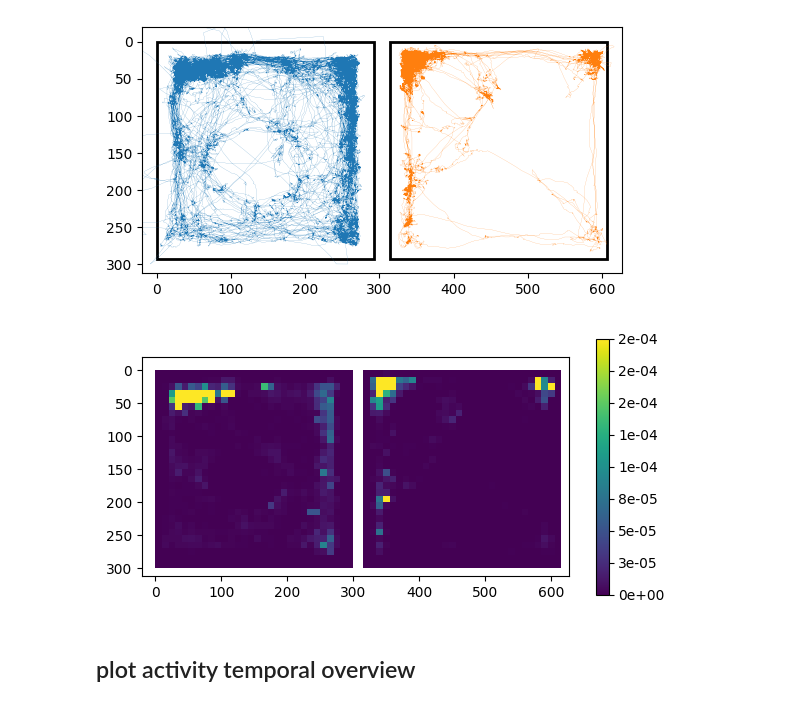
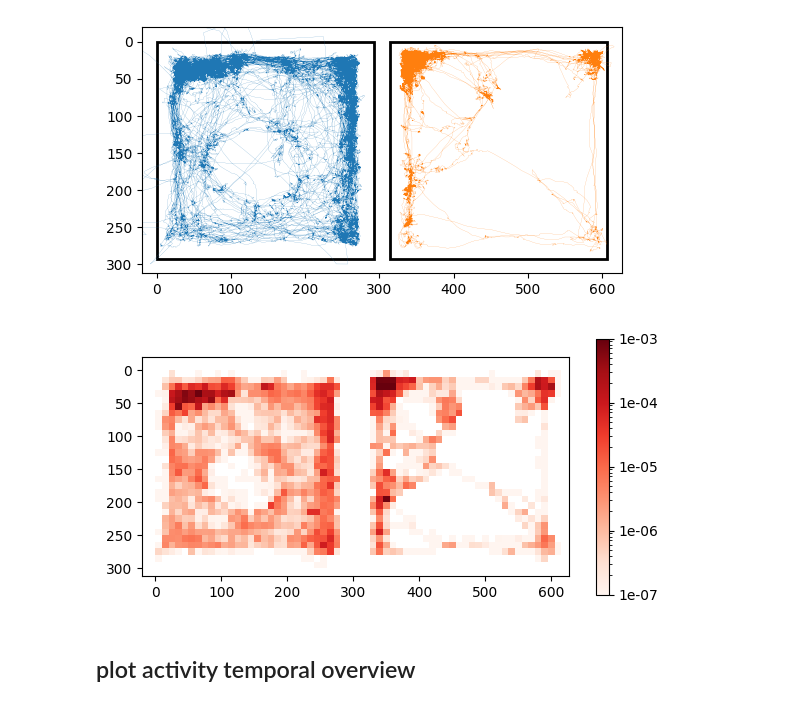
Before and after one commit to ckarageorgkaneen/mousesong, a Jupyter notebook: plot_position.ipynb, the cells around one changed output. Saved outputs shown, nothing was run; the diff lists cells and outputs as text; code cells hidden in the pictures.

Commit message:
Pass log norm to position heatmap

```diff
--- a/plot_position.ipynb
+++ b/plot_position.ipynb
@@ -138,8 +139,8 @@ plt.show()
 # %%
 fig, ax = plt.subplots(figsize=(6, 3))
 bin_size = 10
-vmin = 0
-vmax = 0.0002
+vmin=1e-7
+vmax=1e-3
 l_x_edges = np.arange(
     l_coords_world["x"], l_coords_world["x"] + l_coords_world["w"] + bin_size, bin_size
 )
@@ -148,38 +149,38 @@ l_y_edges = np.arange(
 )
 r_x_edges = np.arange(
     r_coords_world["x"], r_coords_world["x"] + r_coords_world["w"] + bin_size, bin_size
 )
 r_y_edges = np.arange(
     r_coords_world["y"], r_coords_world["y"] + r_coords_world["h"] + bin_size, bin_size
 )
 l_heatmap = ax.hist2d(
     l_spineM_world[:, 0],
     l_spineM_world[:, 1],
     bins=(l_x_edges, l_y_edges),
     density=True,
-    vmin=vmin,
-    vmax=vmax,
+    cmap='Reds',
+    norm=mcolors.LogNorm(vmin=vmin, vmax=vmax),
 )
 r_heatmap = ax.hist2d(
     r_spineM_world[:, 0],
     r_spineM_world[:, 1],
     bins=(r_x_edges, r_y_edges),
     density=True,
-    vmin=vmin,
-    vmax=vmax,
+    cmap='Reds',
+    norm=mcolors.LogNorm(vmin=vmin, vmax=vmax),
 )
 ax.set_xlim([-20, 627])
 ax.set_ylim([312, -20])
 ax.set_aspect("equal", adjustable="box")
 fig.colorbar(r_heatmap[3], ax=ax, format="%.e")
 plt.tight_layout()
 if SAVE_FIG:
     filename = f"5h__heatmap.{SAVE_FIG_FORMAT}"
     file = os.path.join(SAVE_FIG_DIR, filename)
     plt.savefig(file, format=SAVE_FIG_FORMAT)
 plt.show()
 # %% [output]
-[figure, old version]
+[figure, new version]
 # %% [markdown]
 ## plot activity temporal overview
 # %%
```
Also changed, not shown: parts of 1 cell of this notebook.
